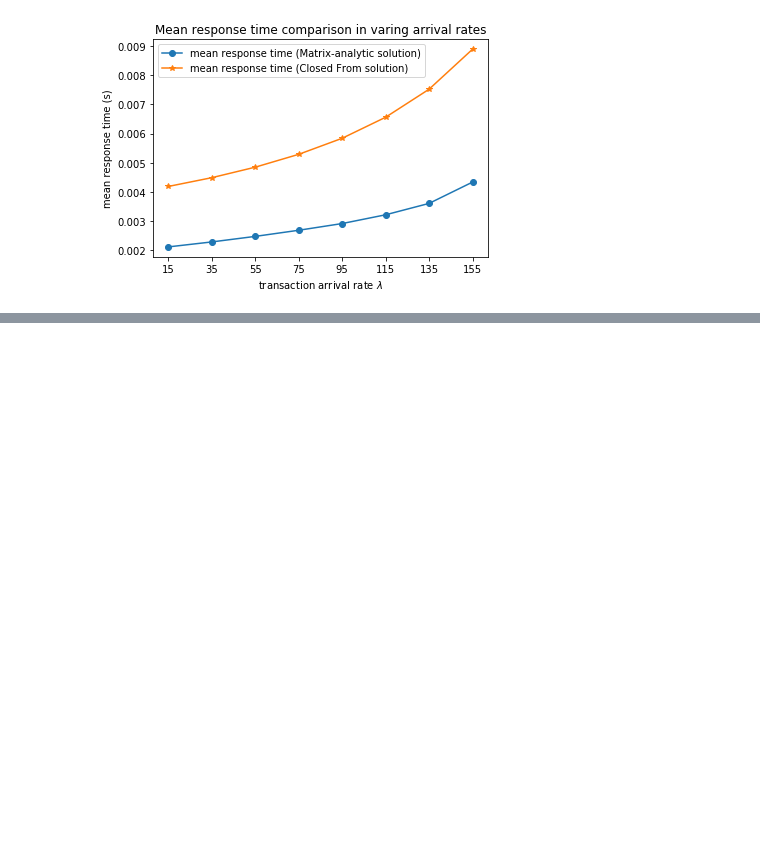
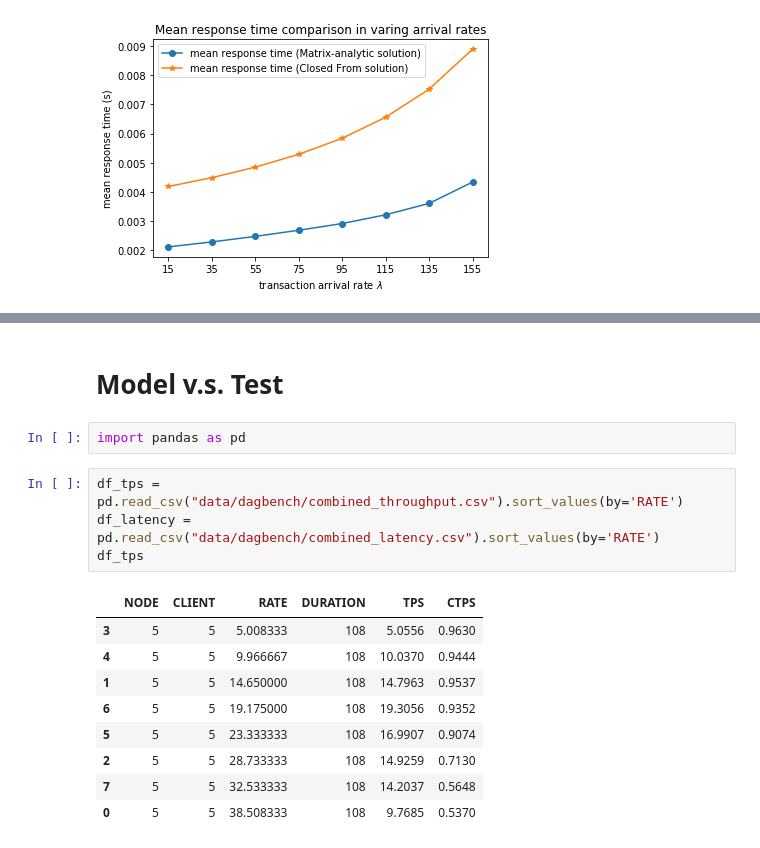
Before and after one commit to CaixiangFan/perfModelling, a Jupyter notebook: queuemodel.ipynb, the cells around one changed output, grey strips where cells are left out. Saved outputs shown, nothing was run; the diff lists cells and outputs as text; blank space fills up the shorter version.

```diff
--- a/queuemodel.ipynb
+++ b/queuemodel.ipynb
@@ -576,3 +576,21 @@ fig.show()
 [figure]
 # %% [markdown]
 <div align="left"><img src="img/hlf_perf.png"></div>
+# %% [markdown]
+# Model v.s. Test
+# %%
+import pandas as pd
+# %%
+df_tps = pd.read_csv("data/dagbench/combined_throughput.csv").sort_values(by='RATE')
+df_latency = pd.read_csv("data/dagbench/combined_latency.csv").sort_values(by='RATE')
+df_tps
+# %% [output]
+|  | NODE | CLIENT | RATE | DURATION | TPS | CTPS |
+| 3 | 5 | 5 | 5.008333 | 108 | 5.0556 | 0.9630 |
+| 4 | 5 | 5 | 9.966667 | 108 | 10.0370 | 0.9444 |
+| 1 | 5 | 5 | 14.650000 | 108 | 14.7963 | 0.9537 |
+| 6 | 5 | 5 | 19.175000 | 108 | 19.3056 | 0.9352 |
+| 5 | 5 | 5 | 23.333333 | 108 | 16.9907 | 0.9074 |
+| 2 | 5 | 5 | 28.733333 | 108 | 14.9259 | 0.7130 |
+| 7 | 5 | 5 | 32.533333 | 108 | 14.2037 | 0.5648 |
+| 0 | 5 | 5 | 38.508333 | 108 | 9.7685 | 0.5370 |
```
Also changed, not shown: parts of 1 cell of this notebook, 33 other files.
